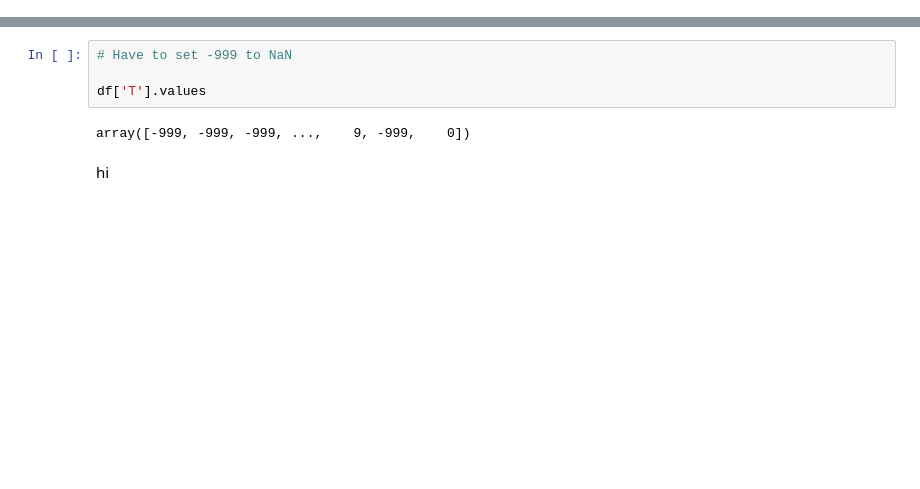
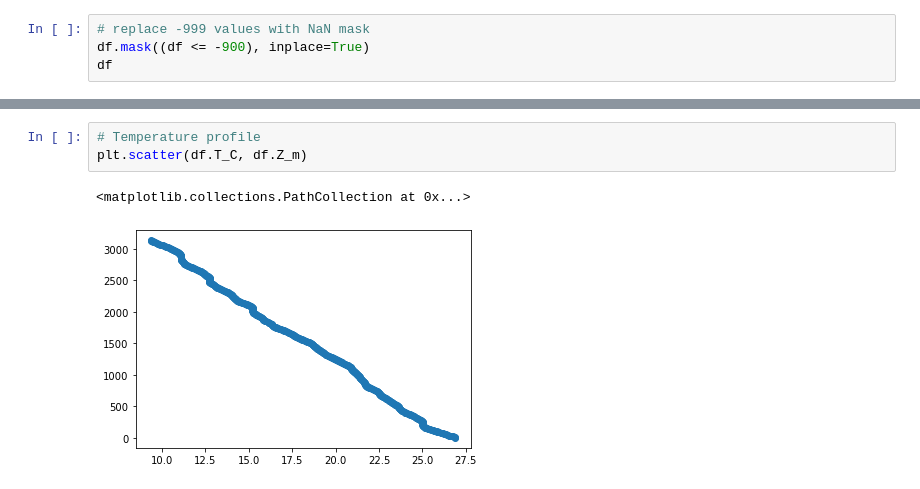
Before and after one commit to MPOcanes/MPO624_2022, a Jupyter notebook: Notebooks/HRD_dropsondes.ipynb, the cells around one changed output, grey strips where cells are left out. Saved outputs shown, nothing was run; the diff lists cells and outputs as text; blank space fills up the shorter version.

```diff
--- a/Notebooks/HRD_dropsondes.ipynb
+++ b/Notebooks/HRD_dropsondes.ipynb
@@ -31,0 +36,4 @@ df
+# %%
+# replace -999 values with NaN mask
+df.mask((df <= -900), inplace=True)
+df
@@ -32,8 +60,6 @@ df
 # %%
-# Have to set -999 to NaN
-
-df['T'].values
+# Temperature profile
+plt.scatter(df.T_C, df.Z_m)
 # %% [output]
-array([-999, -999, -999, ...,    9, -999,    0])
+<matplotlib.collections.PathCollection at 0x...>
+[figure, added]
-# %% [markdown]
-hi
```
Also changed, not shown: parts of 6 cells of this notebook.
